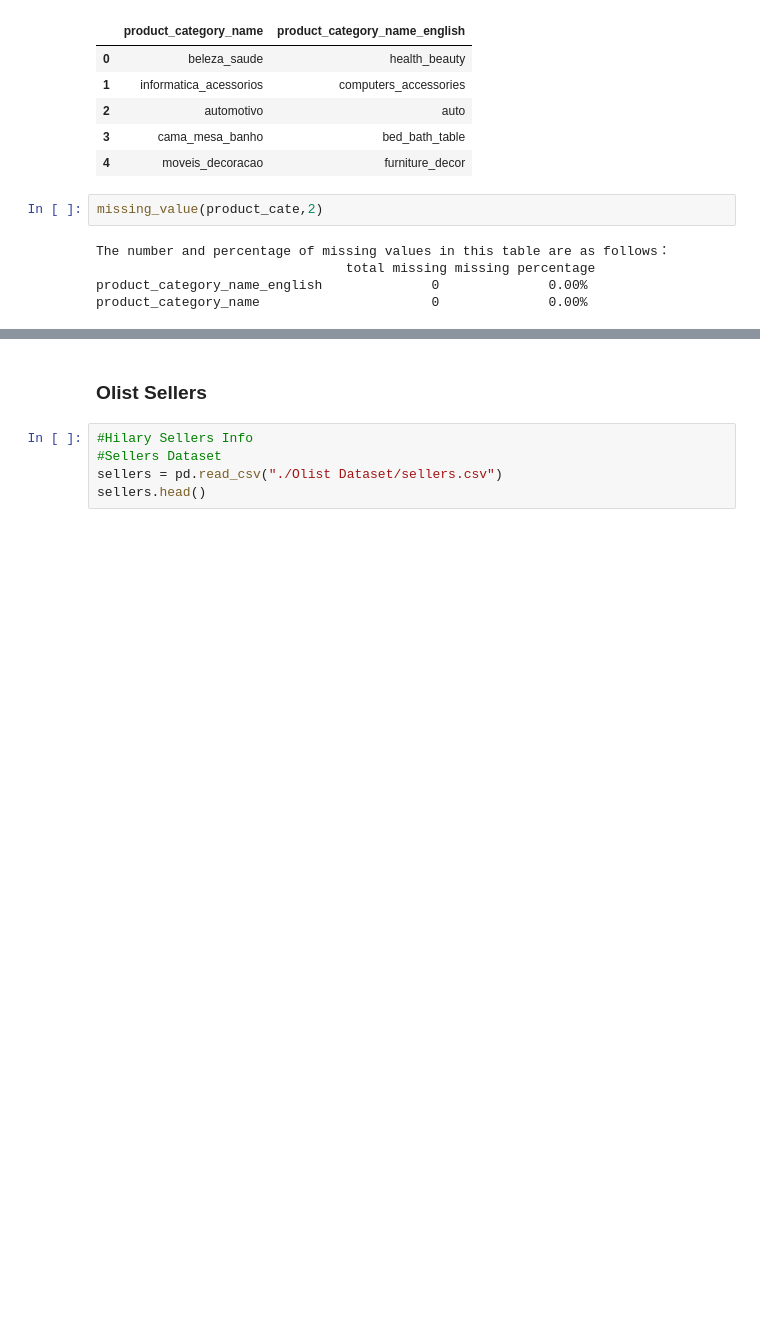
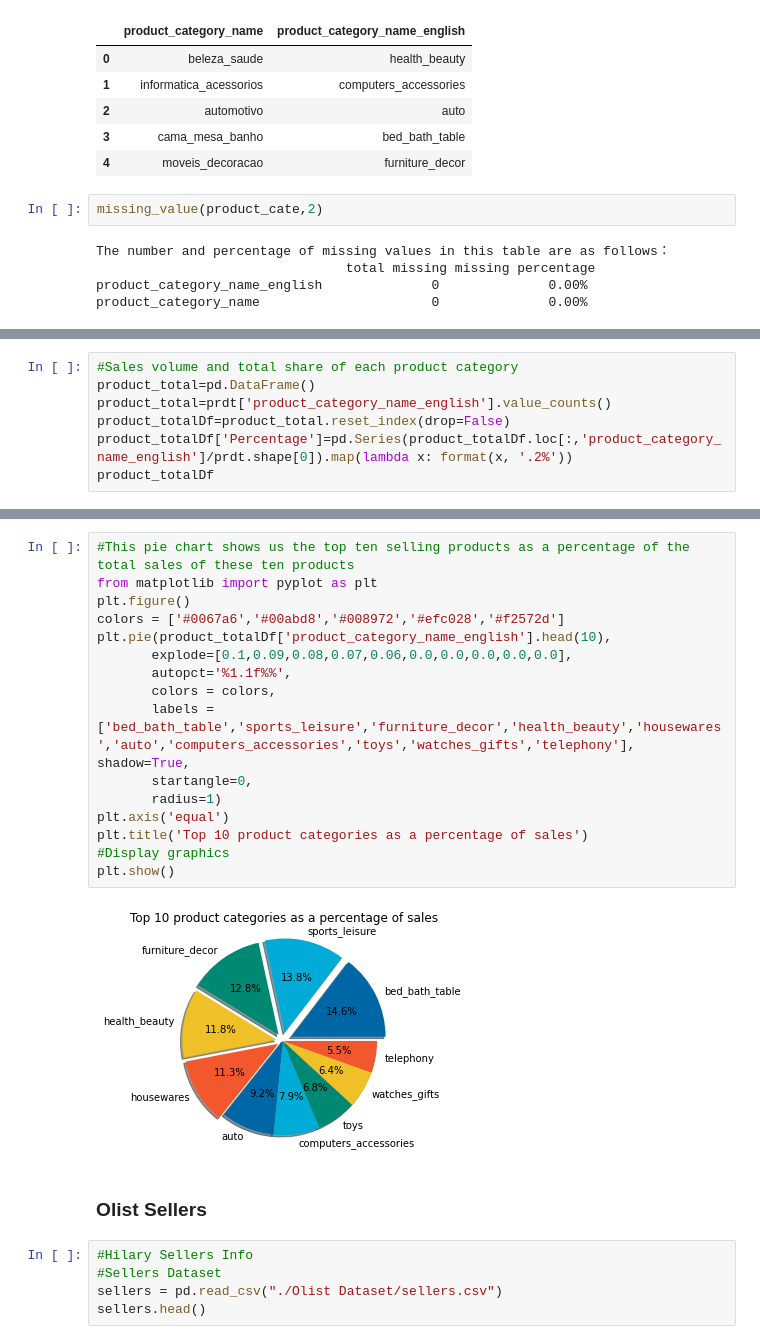
Before and after one commit to hilarylimyuxuan/Customer-Segmentation-Model, a Jupyter notebook: Olist Customer Segmentation Model.ipynb, the cells around one changed output, grey strips where cells are left out. Saved outputs shown, nothing was run; the diff lists cells and outputs as text; blank space fills up the shorter version.

```diff
--- a/Olist Customer Segmentation Model.ipynb
+++ b/Olist Customer Segmentation Model.ipynb
@@ -239,3 +235,10 @@ prdt.head()
 | 2 | 96bd76ec8810374ed1b65e291975717f | esporte_lazer | sports_leisure | 46.0 | 250.0 | ... |
 | 3 | cef67bcfe19066a932b7673e239eb23d | bebes | baby | 27.0 | 261.0 | ... |
 | 4 | 9dc1a7de274444849c219cff195d0b71 | utilidades_domesticas | housewares | 37.0 | 402.0 | ... |
+# %%
+#Sales volume and total share of each product category
+product_total=pd.DataFrame()
+product_total=prdt['product_category_name_english'].value_counts()
+product_totalDf=product_total.reset_index(drop=False)
+product_totalDf['Percentage']=pd.Series(product_totalDf.loc[:,'product_category_name_english']/prdt.shape[0]).map(lambda x: format(x, '.2%'))
+product_totalDf
@@ -242,3 +281,21 @@ prdt.head()
+# %%
+#This pie chart shows us the top ten selling products as a percentage of the total sales of these ten products
+from matplotlib import pyplot as plt
+plt.figure()
+colors = ['#0067a6','#00abd8','#008972','#efc028','#f2572d']
+plt.pie(product_totalDf['product_category_name_english'].head(10),
+       explode=[0.1,0.09,0.08,0.07,0.06,0.0,0.0,0.0,0.0,0.0],
+       autopct='%1.1f%%',
+       colors = colors,
+       labels = ['bed_bath_table','sports_leisure','furniture_decor','health_beauty','housewares','auto','computers_accessories','toys','watches_gifts','telephony'],      shadow=True,
+       startangle=0,
+       radius=1)
+plt.axis('equal')
+plt.title('Top 10 product categories as a percentage of sales')
+#Display graphics
+plt.show()
+# %% [output]
+[figure, added]
 # %% [markdown]
 ### Olist Sellers
 # %%
```
Also changed, not shown: parts of 5 cells of this notebook.
